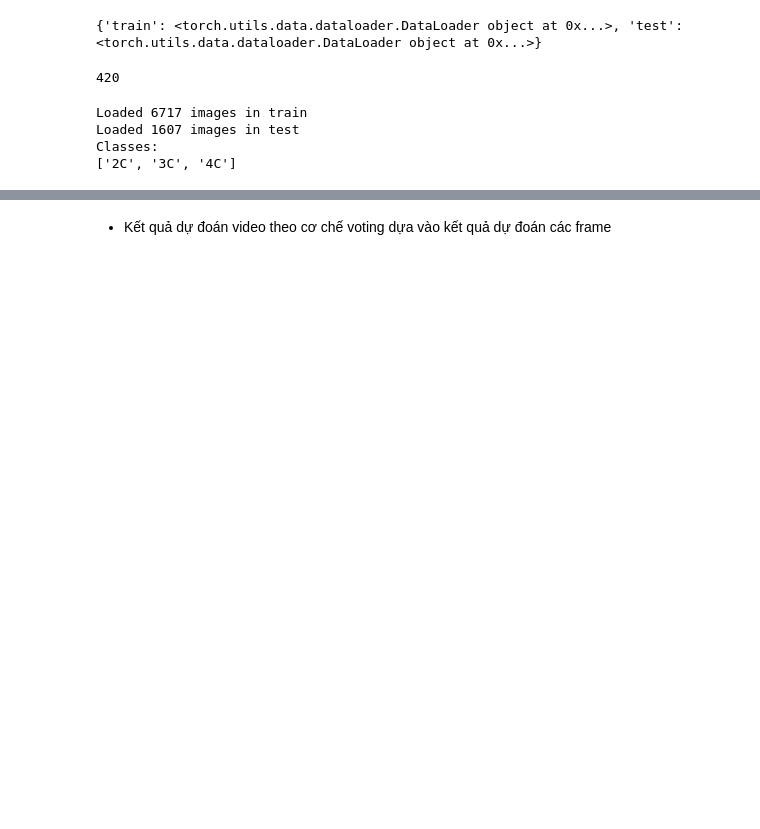
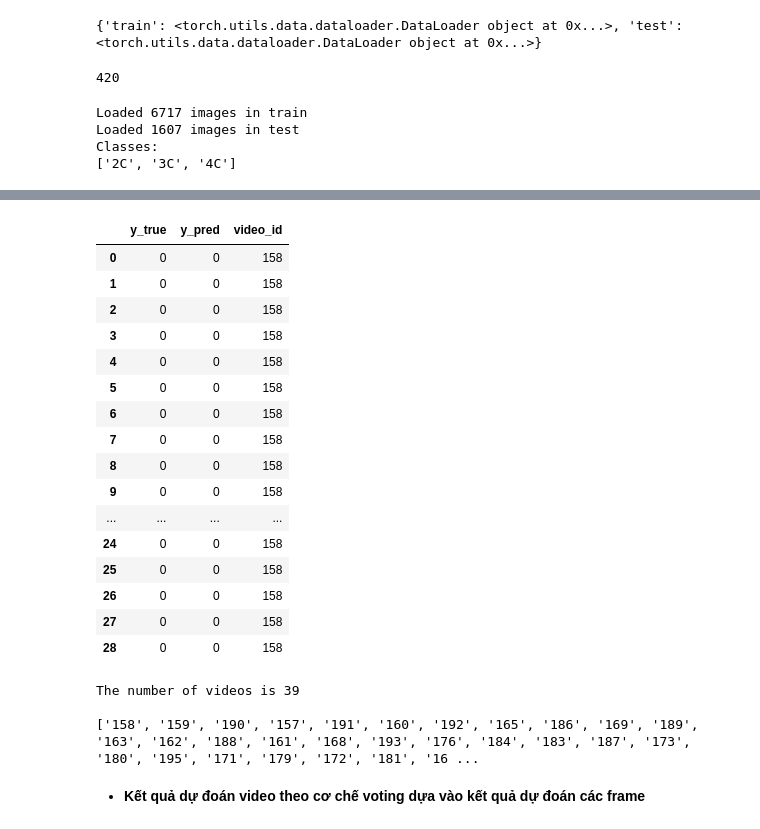
Before and after one commit to kimoanh29/Phan-loai-anh-du-lieu-sieu-am, a Jupyter notebook: restnet18-50-cnn-model-kimoanh29.ipynb, the cells around one changed output, grey strips where cells are left out. Drawn from its saved outputs; the diff is of its cells as text; code cells hidden in the pictures; blank space fills up the shorter version.

```diff
--- a/restnet18-50-cnn-model-kimoanh29.ipynb
+++ b/restnet18-50-cnn-model-kimoanh29.ipynb
@@ -413,5 +430,5 @@ def visualize_model(model, num_images=6):
 # %%
-def test_model(model, criterion, optimizer):
+def eval_model(model, criterion, optimizer):
     labels_input=list()
     labels_output=list()
     vid_id = list()
@@ -506 +556,39 @@ accuracy_score(y_true,y_pred)
+# %%
+from sklearn.metrics import accuracy_score,classification_report
+import pandas as pd
+import glob
+
+#check data
+df = pd.DataFrame(list(zip(y_true,y_pred,vid_id)),columns =['y_true','y_pred','video_id'])
+df.to_csv('df.csv',encoding='utf-8',index=False)
+df.head(29)
+# %% [output]
+|  | y_true | y_pred | video_id |
+| 0 | 0 | 0 | 158 |
+| 1 | 0 | 0 | 158 |
+| 2 | 0 | 0 | 158 |
+| 3 | 0 | 0 | 158 |
+| 4 | 0 | 0 | 158 |
+| 5 | 0 | 0 | 158 |
+| 6 | 0 | 0 | 158 |
+| 7 | 0 | 0 | 158 |
+| 8 | 0 | 0 | 158 |
+| 9 | 0 | 0 | 158 |
+| ... | ... | ... | ... |
+| 24 | 0 | 0 | 158 |
+| 25 | 0 | 0 | 158 |
+| 26 | 0 | 0 | 158 |
+| 27 | 0 | 0 | 158 |
+| 28 | 0 | 0 | 158 |
+# %%
+from statistics import mode
+vid_list = list(set(df['video_id'].values))
+
+total = len(vid_list)
+print("The number of videos is {} \n".format(total))
+print(vid_list)
+# %% [output]
+The number of videos is 39
+
+['158', '159', '190', '157', '191', '160', '192', '165', '186', '169', '189', '163', '162', '188', '161', '168', '193', '176', '184', '183', '187', '173', '180', '195', '171', '179', '172', '181', '16 ...
 # %%
@@ -523,7 +603,7 @@ for vid in vid_list:
     y_true.append(vid_label)
     y_pred.append(vid_pred)
 # %% [markdown]
-* Kết quả dự đoán video theo cơ chế voting dựa vào kết quả dự đoán các frame
+* **Kết quả dự đoán video theo cơ chế voting dựa vào kết quả dự đoán các frame**
 # %%
 accuracy_score(y_true,y_pred)
 # %% [output]
```
Also changed, not shown: parts of 16 cells of this notebook.
